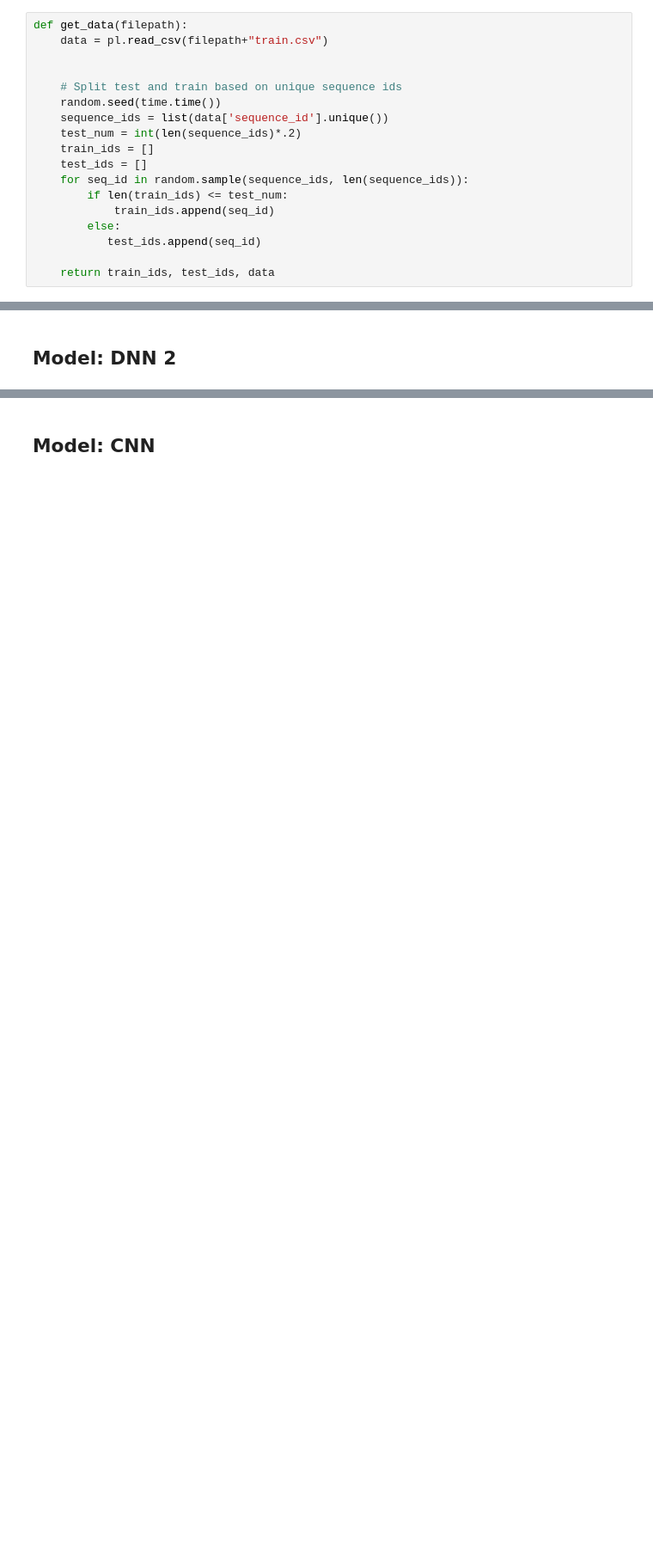
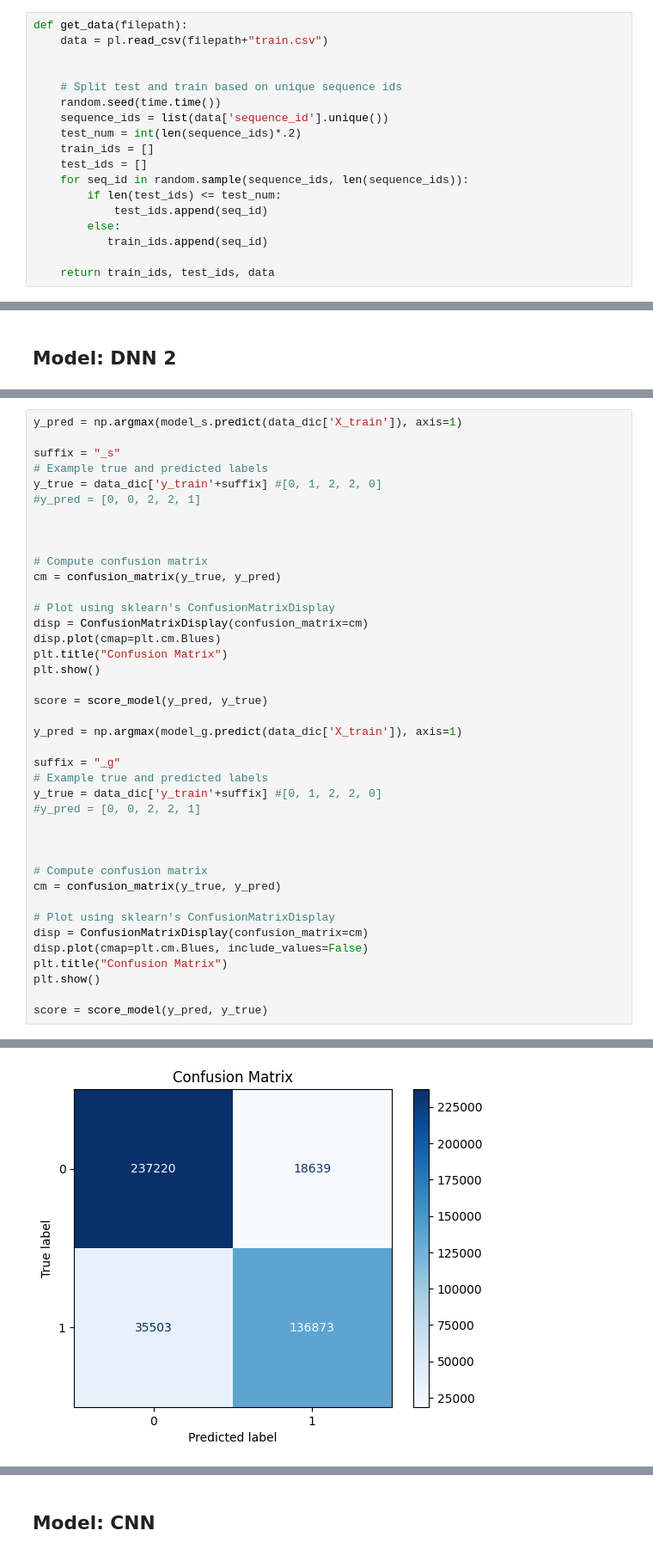
Before and after one commit to Trfitzy/cmi_project, a Jupyter notebook: DNN_cmi.ipynb, the cells around one changed output, grey strips where cells are left out. Shown at 86% size. Cells and saved outputs as stored; diff of their text form; blank space fills up the shorter version.

```diff
--- a/DNN_cmi.ipynb
+++ b/DNN_cmi.ipynb
@@ -42,9 +93,9 @@ def get_data(filepath):
     train_ids = []
     test_ids = []
     for seq_id in random.sample(sequence_ids, len(sequence_ids)):
-        if len(train_ids) <= test_num:
-            train_ids.append(seq_id)
+        if len(test_ids) <= test_num:
+            test_ids.append(seq_id)
         else:
-           test_ids.append(seq_id)
+           train_ids.append(seq_id)
 
     return train_ids, test_ids, data
@@ -842,0 +1456,41 @@ Received: inputs=('Tensor(shape=(None, 332))',)
+# %%
+y_pred = np.argmax(model_s.predict(data_dic['X_train']), axis=1)
+
+suffix = "_s"
+# Example true and predicted labels
+y_true = data_dic['y_train'+suffix] #[0, 1, 2, 2, 0]
+#y_pred = [0, 0, 2, 2, 1]
+
+
+
+# Compute confusion matrix
+cm = confusion_matrix(y_true, y_pred)
+
+# Plot using sklearn's ConfusionMatrixDisplay
+disp = ConfusionMatrixDisplay(confusion_matrix=cm)
+disp.plot(cmap=plt.cm.Blues)
+plt.title("Confusion Matrix")
+plt.show()
+
+score = score_model(y_pred, y_true)
+
+y_pred = np.argmax(model_g.predict(data_dic['X_train']), axis=1)
+
+suffix = "_g"
+# Example true and predicted labels
+y_true = data_dic['y_train'+suffix] #[0, 1, 2, 2, 0]
+#y_pred = [0, 0, 2, 2, 1]
+
+
+
+# Compute confusion matrix
+cm = confusion_matrix(y_true, y_pred)
+
+# Plot using sklearn's ConfusionMatrixDisplay
+disp = ConfusionMatrixDisplay(confusion_matrix=cm)
+disp.plot(cmap=plt.cm.Blues, include_values=False)
+plt.title("Confusion Matrix")
+plt.show()
+
+score = score_model(y_pred, y_true)
+# %% [output]
@@ -842,0 +1498 @@ Received: inputs=('Tensor(shape=(None, 332))',)
+[figure, added]
```
Also changed, not shown: parts of 107 cells of this notebook, 1 other file.
